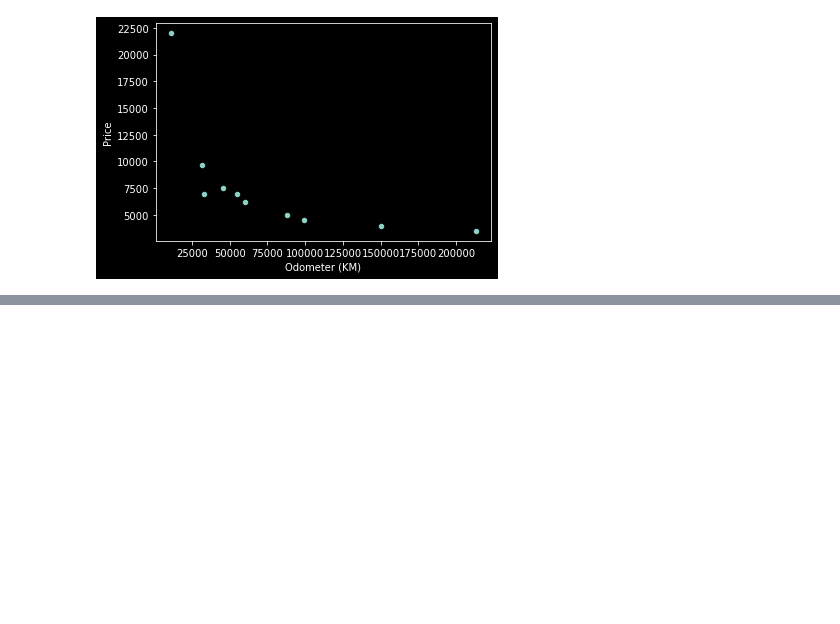
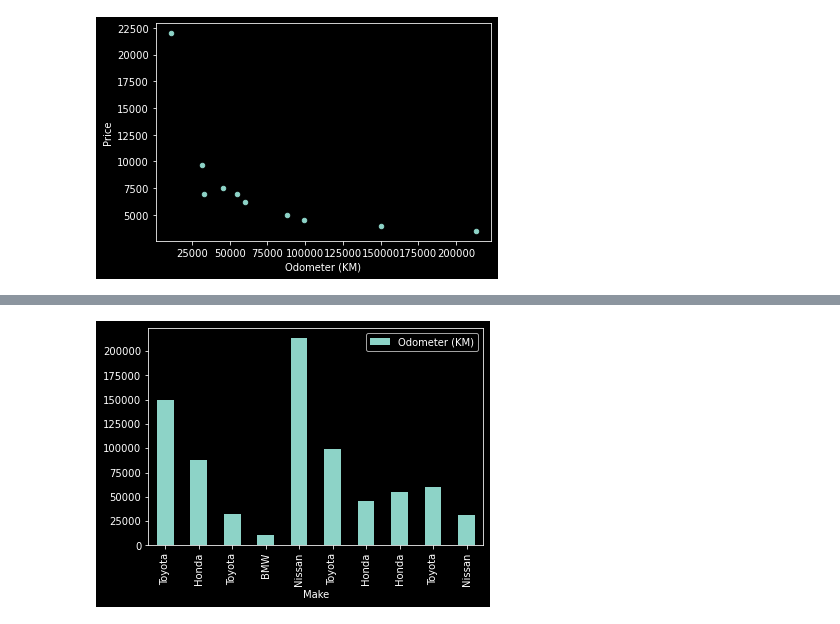
Before and after one commit to crypt096/zero-to-mastery-ml, a Jupyter notebook: introduction-to-matplotlib.ipynb, the cells around one changed output, grey strips where cells are left out. Saved outputs shown, nothing was run; the diff lists cells and outputs as text; code cells hidden in the pictures; blank space fills up the shorter version.

```diff
--- a/introduction-to-matplotlib.ipynb
+++ b/introduction-to-matplotlib.ipynb
@@ -286,0 +329,4 @@ car_sales.plot(x="Odometer (KM)",y="Price", kind="scatter");
+# %%
+car_sales.plot(x="Make",y="Odometer (KM)",kind="bar");
+# %% [output]
+[figure, added]
```
Also changed, not shown: parts of 7 cells of this notebook.
